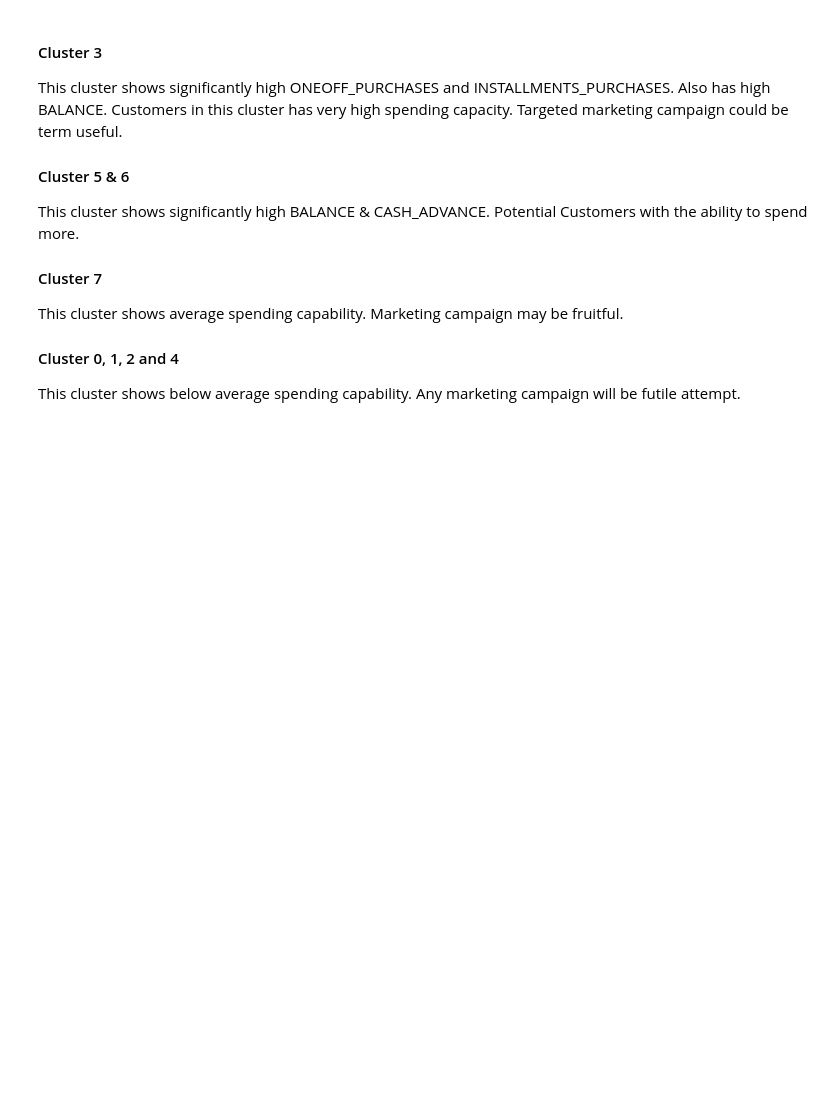
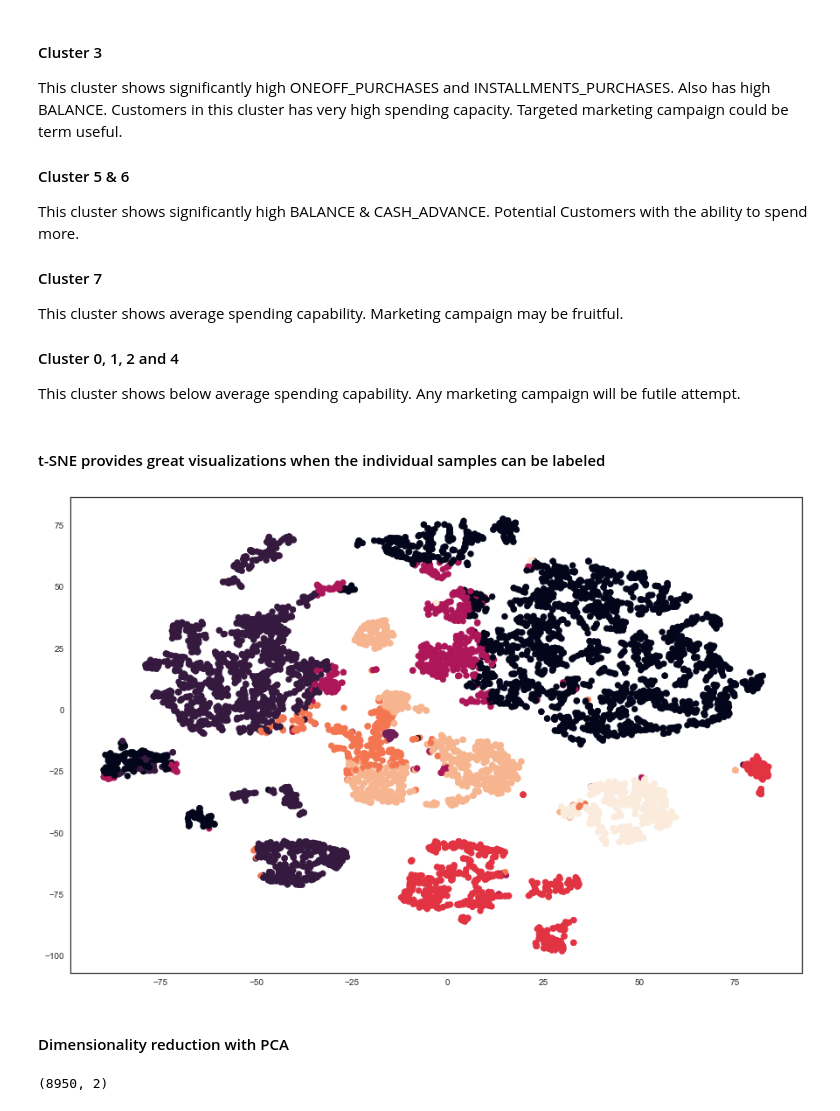
Before and after one commit to erepr/Credit-Card-Segmentation, a Jupyter notebook: main.ipynb, the cells around one changed output. Cells and saved outputs as stored; diff of their text form; code cells hidden in the pictures; blank space fills up the shorter version.

```diff
--- a/main.ipynb
+++ b/main.ipynb
@@ -404,3 +406,36 @@ This cluster shows average spending capability. Marketing campaign may be fruitf
 
 #### Cluster 0, 1, 2 and 4
 This cluster shows below average spending capability. Any marketing campaign will be futile attempt.
+# %% [markdown]
+#### t-SNE provides great visualizations when the individual samples can be labeled
+# %%
+from sklearn.manifold import TSNE
+model = TSNE(learning_rate=200)
+
+# Apply fit_transform to samples: tsne_features
+tsne_features = model.fit_transform(df_scaled)
+
+# Select the 0th feature: xs
+xs = tsne_features[:,0]
+# Select the 1st feature: ys
+ys = tsne_features[:,1]
+
+plt.figure(figsize=(15,10))
+# Scatter plot, coloring by variety_numbers
+plt.scatter(xs, ys, c=labels)
+plt.show()
+# %% [output]
+[figure, added]
+# %% [markdown]
+#### Dimensionality reduction with PCA
+# %%
+from sklearn.decomposition import PCA
+
+pca= PCA(n_components= 2)
+
+pca.fit(df_scaled)
+pca_features=pca.transform(df_scaled)
+
+print(pca_features.shape)
+# %% [output]
+(8950, 2)
```
Also changed, not shown: parts of 13 cells of this notebook.
